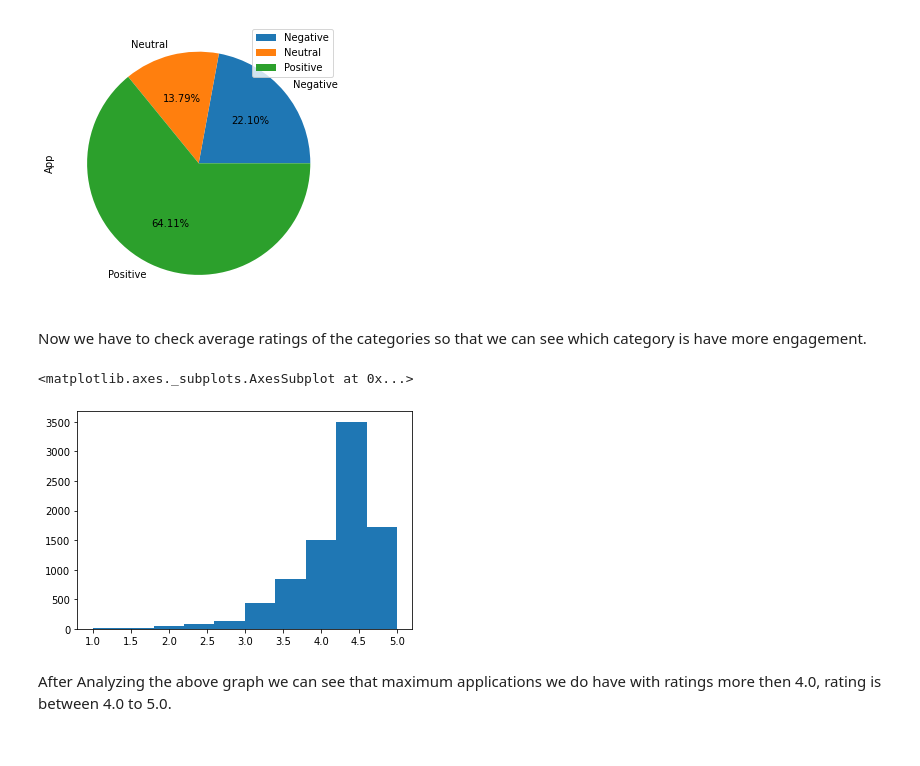
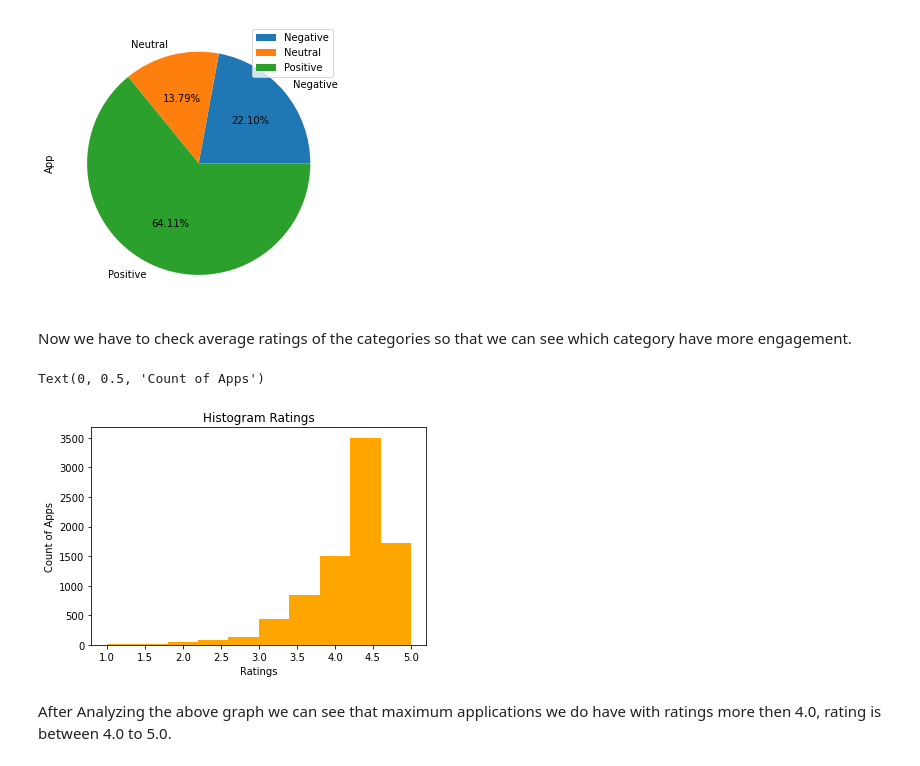
Before and after one commit to MadhurAwasthi/Play_Store-EDA, a Jupyter notebook: Play_Store_App_Review_Analysis_Capstone_Project.ipynb, the cells around one changed output. Saved outputs shown, nothing was run; the diff lists cells and outputs as text; code cells hidden in the pictures.

```diff
--- a/Play_Store_App_Review_Analysis_Capstone_Project.ipynb
+++ b/Play_Store_App_Review_Analysis_Capstone_Project.ipynb
@@ -539,12 +539,16 @@ df_review.plot.pie(y='App', figsize=(5,6),autopct='%1.2f%%')
 <matplotlib.axes._subplots.AxesSubplot at 0x...>
 [figure]
 # %% [markdown]
-Now we have to check average ratings of the categories so that we can see which category is have more engagement.
+Now we have to check average ratings of the categories so that we can see which category have more engagement.
-# %%
-playstore_df['Rating'].hist(grid=False)
-# %% [output]
-<matplotlib.axes._subplots.AxesSubplot at 0x...>
-[figure, removed]
+# %%
+#built histogram to see the the common ratings of the apps
+axx = playstore_df.hist(column='Rating', color='orange', grid=False)
+pl.title("Histogram Ratings")
+pl.xlabel("Ratings")
+pl.ylabel("Count of Apps")
+# %% [output]
+Text(0, 0.5, 'Count of Apps')
+[figure, added]
 # %% [markdown]
 After Analyzing the above graph we can see that maximum applications we do have with ratings more then 4.0, rating is between 4.0 to 5.0.
 # %%
```
Also changed, not shown: parts of 32 cells of this notebook.
